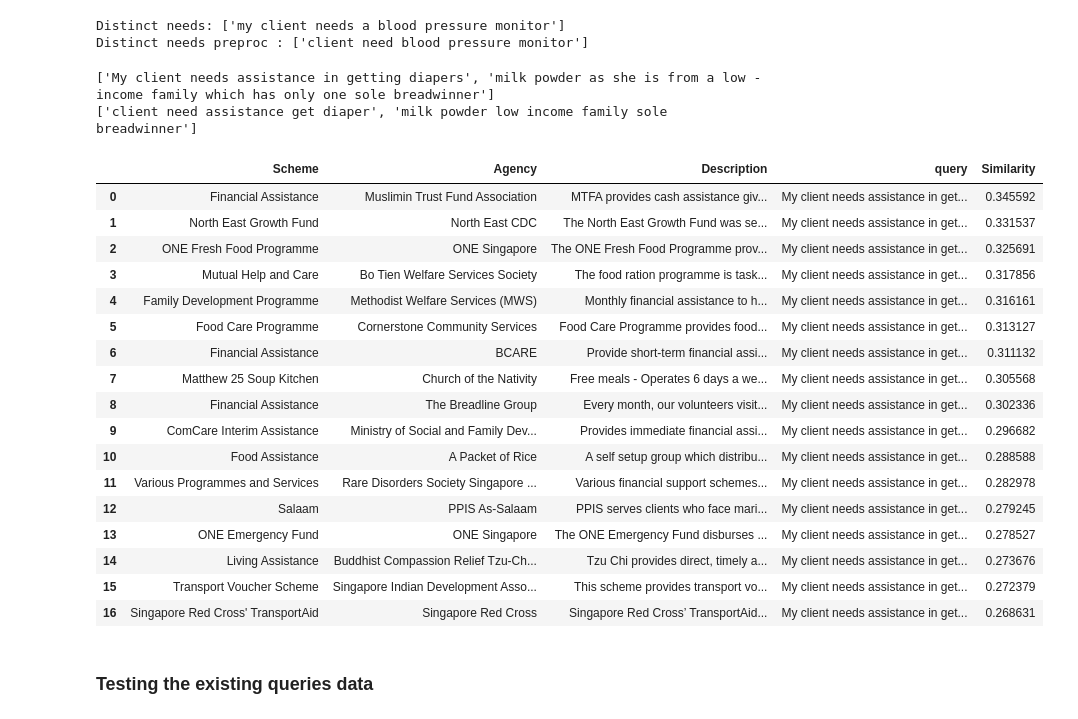
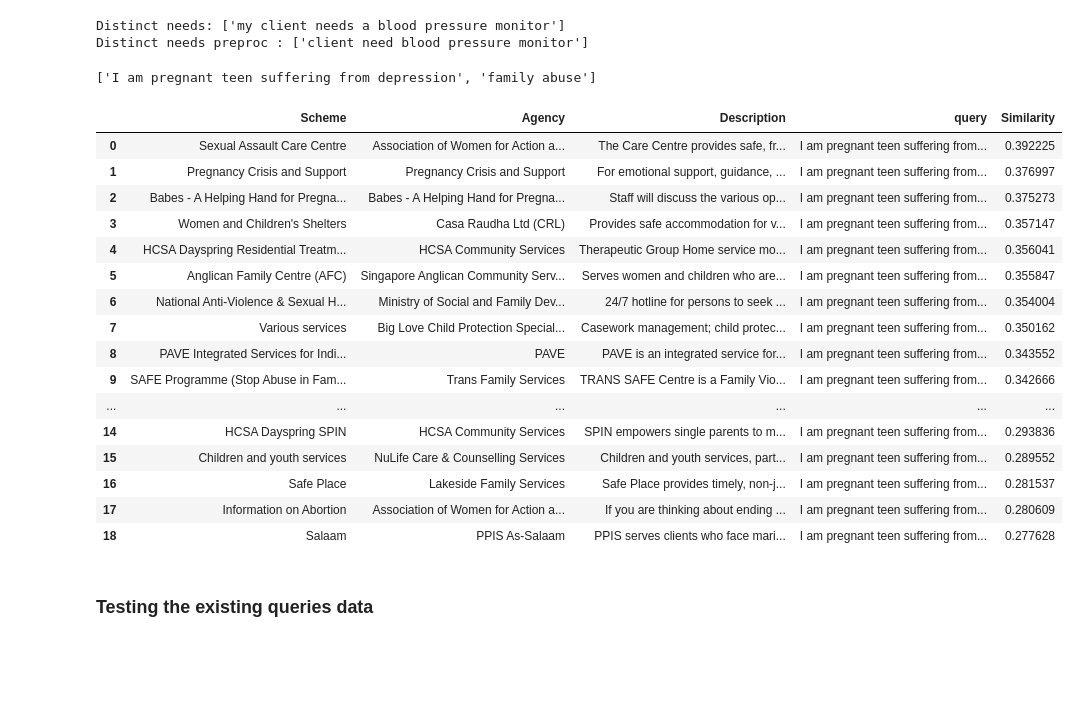
Before and after one commit to bettersg/SchemesSG_v3, a Jupyter notebook: dataset_worfklow/model-creation-transformer-laiss.ipynb, the cells around one changed output. Saved outputs shown, nothing was run; the diff lists cells and outputs as text; code cells hidden in the pictures; blank space fills up the shorter version.

```diff
--- a/dataset_worfklow/model-creation-transformer-laiss.ipynb
+++ b/dataset_worfklow/model-creation-transformer-laiss.ipynb
@@ -111,3 +135,0 @@ Full rows where desc_booster is NA:
-# %%
-df['clean_text'] = df['desc_booster'].apply(lambda x: preprocessing(x))
-df.head()
@@ -141,7 +159,7 @@ tokenizer = AutoTokenizer.from_pretrained('sentence-transformers/all-mpnet-base-
 model = AutoModel.from_pretrained('sentence-transformers/all-mpnet-base-v2')
 # %%
 # Tokenize sentences
-encoded_input = tokenizer(df['clean_text'].tolist(), padding=True, truncation=True, return_tensors='pt')
+encoded_input = tokenizer(df['desc_booster'].tolist(), padding=True, truncation=True, return_tensors='pt')
 
 # Compute token embeddings
 with torch.no_grad():
@@ -176,4 +194,13 @@ embeddings = np.array(embeddings).astype('float32')
 dimension = embeddings.shape[1]  # Dimension of the embeddings
 index = faiss.IndexFlatL2(dimension)  # Using the L2 distance for similarity
 index.add(embeddings)  # Adding the embeddings to the index
+# %%
+# Create a mapping between FAISS index and `scheme_id`
+index_to_scheme_id = dict(enumerate(df['scheme_id']))
+
+# Save this mapping to a file or database for later retrieval
+# For example, save to a JSON file
+import json
+with open('index_to_scheme_id.json', 'w') as f:
+    json.dump(index_to_scheme_id, f)
 # %%
@@ -218,6 +247,10 @@ tokenizer_save_path = './models/schemesv2-torch-allmpp-tokenizer'
 embeddings_save_name = './models/schemesv2-your_embeddings.npy'
 index_save_name = './models/schemesv2-your_index.faiss'
 
+# Load the FAISS index-to-scheme_id mapping
+with open('index_to_scheme_id.json', 'r') as f:
+    index_to_scheme_id = json.load(f)
+
 # Load model and tokenizer at startup
 model = AutoModel.from_pretrained(model_save_path)
 tokenizer = AutoTokenizer.from_pretrained(tokenizer_save_path)
@@ -341,39 +400,40 @@ print(f"Distinct needs preproc : {[preprocessing(x) for x in distinct_needs]}")
 Distinct needs: ['my client needs a blood pressure monitor']
 Distinct needs preproc : ['client need blood pressure monitor']
 # %%
-user_query = "My client needs assistance in getting diapers and milk powder as she is from a low-income family which has only one sole breadwinner"
+# user_query = "My client needs assistance in getting diapers and milk powder as she is from a low-income family which has only one sole breadwinner"
+user_query = "I am pregnant teen suffering from depression and family abuse"
 # user_query = "My client needs assistance as a dialysis patient. She is also in need of a job and financial support after COVID 19 has caused her to be retrenched"
 
 split_query = split_query_into_needs(user_query)
 # split_query = split_query_into_needs("I am a 31 year old married with one kid in need of more money")
 print(split_query)
 
-proc_split_query = [preprocessing(x) for x in split_query]
-print(proc_split_query)
+# proc_split_query = [preprocessing(x) for x in split_query]
+# print(proc_split_query)
 # Example usage
-final_results = combine_and_aggregate_results(proc_split_query, user_query)
+# final_results = combine_and_aggregate_results(proc_split_query, user_query)
+final_results = combine_and_aggregate_results(split_query, user_query)
+
 final_results
 # %% [output]
-['My client needs assistance in getting diapers', 'milk powder as she is from a low - income family which has only one sole breadwinner']
-['client need assistance get diaper', 'milk powder low income family sole breadwinner']
+['I am pregnant teen suffering from depression', 'family abuse']
 |  | Scheme | Agency | Description | query | Similarity |
-| 0 | Financial Assistance | Muslimin Trust Fund Association | MTFA provides cash assistance giv... | My client needs assistance in get... | 0.345592 |
-| 1 | North East Growth Fund | North East CDC | The North East Growth Fund was se... | My client needs assistance in get... | 0.331537 |
-| 2 | ONE Fresh Food Programme | ONE Singapore | The ONE Fresh Food Programme prov... | My client needs assistance in get... | 0.325691 |
-| 3 | Mutual Help and Care | Bo Tien Welfare Services Society | The food ration programme is task... | My client needs assistance in get... | 0.317856 |
-| 4 | Family Development Programme | Methodist Welfare Services (MWS) | Monthly financial assistance to h... | My client needs assistance in get... | 0.316161 |
-| 5 | Food Care Programme | Cornerstone Community Services | Food Care Programme provides food... | My client needs assistance in get... | 0.313127 |
-| 6 | Financial Assistance | BCARE | Provide short-term financial assi... | My client needs assistance in get... | 0.311132 |
-| 7 | Matthew 25 Soup Kitchen | Church of the Nativity | Free meals - Operates 6 days a we... | My client needs assistance in get... | 0.305568 |
-| 8 | Financial Assistance | The Breadline Group | Every month, our volunteers visit... | My client needs assistance in get... | 0.302336 |
-| 9 | ComCare Interim Assistance | Ministry of Social and Family Dev... | Provides immediate financial assi... | My client needs assistance in get... | 0.296682 |
-| 10 | Food Assistance | A Packet of Rice | A self setup group which distribu... | My client needs assistance in get... | 0.288588 |
-| 11 | Various Programmes and Services | Rare Disorders Society Singapore ... | Various financial support schemes... | My client needs assistance in get... | 0.282978 |
-| 12 | Salaam | PPIS As-Salaam | PPIS serves clients who face mari... | My client needs assistance in get... | 0.279245 |
-| 13 | ONE Emergency Fund | ONE Singapore | The ONE Emergency Fund disburses ... | My client needs assistance in get... | 0.278527 |
-| 14 | Living Assistance | Buddhist Compassion Relief Tzu-Ch... | Tzu Chi provides direct, timely a... | My client needs assistance in get... | 0.273676 |
-| 15 | Transport Voucher Scheme | Singapore Indian Development Asso... | This scheme provides transport vo... | My client needs assistance in get... | 0.272379 |
-| 16 | Singapore Red Cross' TransportAid | Singapore Red Cross | Singapore Red Cross’ TransportAid... | My client needs assistance in get... | 0.268631 |
+| 0 | Sexual Assault Care Centre | Association of Women for Action a... | The Care Centre provides safe, fr... | I am pregnant teen suffering from... | 0.392225 |
+| 1 | Pregnancy Crisis and Support | Pregnancy Crisis and Support | For emotional support, guidance, ... | I am pregnant teen suffering from... | 0.376997 |
+| 2 | Babes - A Helping Hand for Pregna... | Babes - A Helping Hand for Pregna... | Staff will discuss the various op... | I am pregnant teen suffering from... | 0.375273 |
+| 3 | Women and Children's Shelters | Casa Raudha Ltd (CRL) | Provides safe accommodation for v... | I am pregnant teen suffering from... | 0.357147 |
+| 4 | HCSA Dayspring Residential Treatm... | HCSA Community Services | Therapeutic Group Home service mo... | I am pregnant teen suffering from... | 0.356041 |
+| 5 | Anglican Family Centre (AFC) | Singapore Anglican Community Serv... | Serves women and children who are... | I am pregnant teen suffering from... | 0.355847 |
+| 6 | National Anti-Violence & Sexual H... | Ministry of Social and Family Dev... | 24/7 hotline for persons to seek ... | I am pregnant teen suffering from... | 0.354004 |
+| 7 | Various services | Big Love Child Protection Special... | Casework management; child protec... | I am pregnant teen suffering from... | 0.350162 |
+| 8 | PAVE Integrated Services for Indi... | PAVE | PAVE is an integrated service for... | I am pregnant teen suffering from... | 0.343552 |
+| 9 | SAFE Programme (Stop Abuse in Fam... | Trans Family Services | TRANS SAFE Centre is a Family Vio... | I am pregnant teen suffering from... | 0.342666 |
+| ... | ... | ... | ... | ... | ... |
+| 14 | HCSA Dayspring SPIN | HCSA Community Services | SPIN empowers single parents to m... | I am pregnant teen suffering from... | 0.293836 |
+| 15 | Children and youth services | NuLife Care & Counselling Services | Children and youth services, part... | I am pregnant teen suffering from... | 0.289552 |
+| 16 | Safe Place | Lakeside Family Services | Safe Place provides timely, non-j... | I am pregnant teen suffering from... | 0.281537 |
+| 17 | Information on Abortion | Association of Women for Action a... | If you are thinking about ending ... | I am pregnant teen suffering from... | 0.280609 |
+| 18 | Salaam | PPIS As-Salaam | PPIS serves clients who face mari... | I am pregnant teen suffering from... | 0.277628 |
 # %% [markdown]
 ### Testing the existing queries data
 # %%
```
Also changed, not shown: parts of 16 cells of this notebook, 3 other files.
